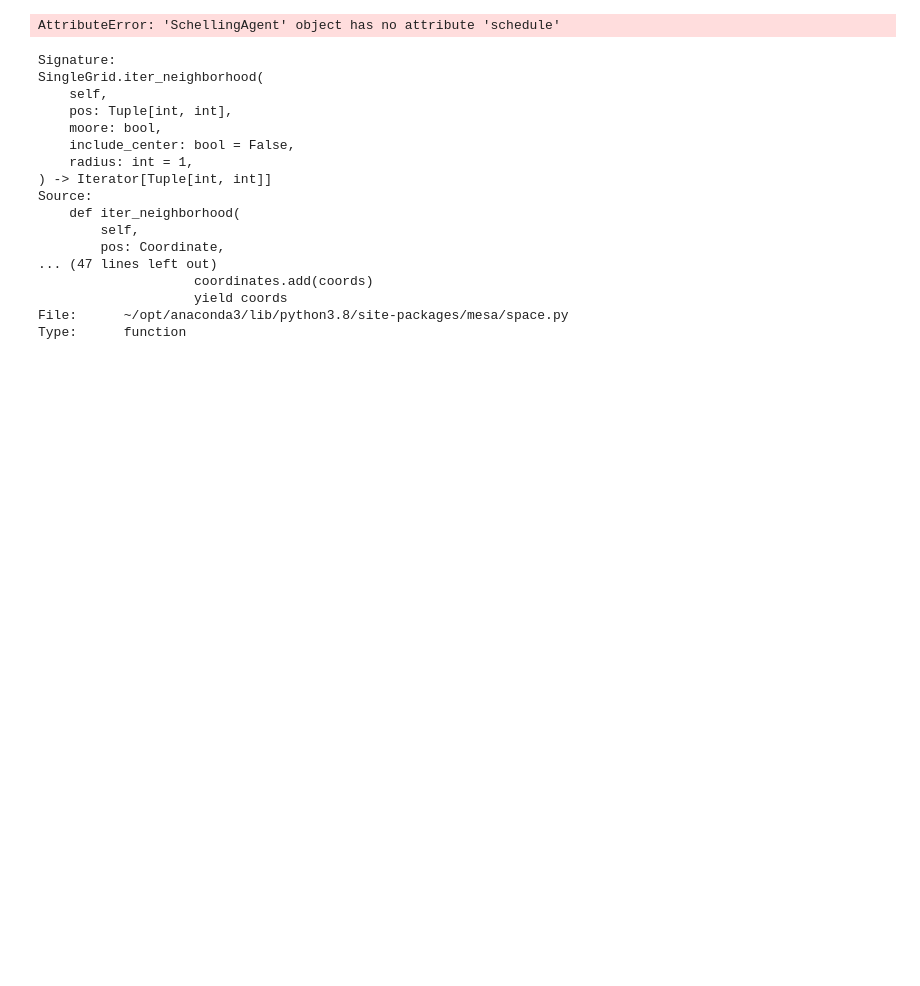
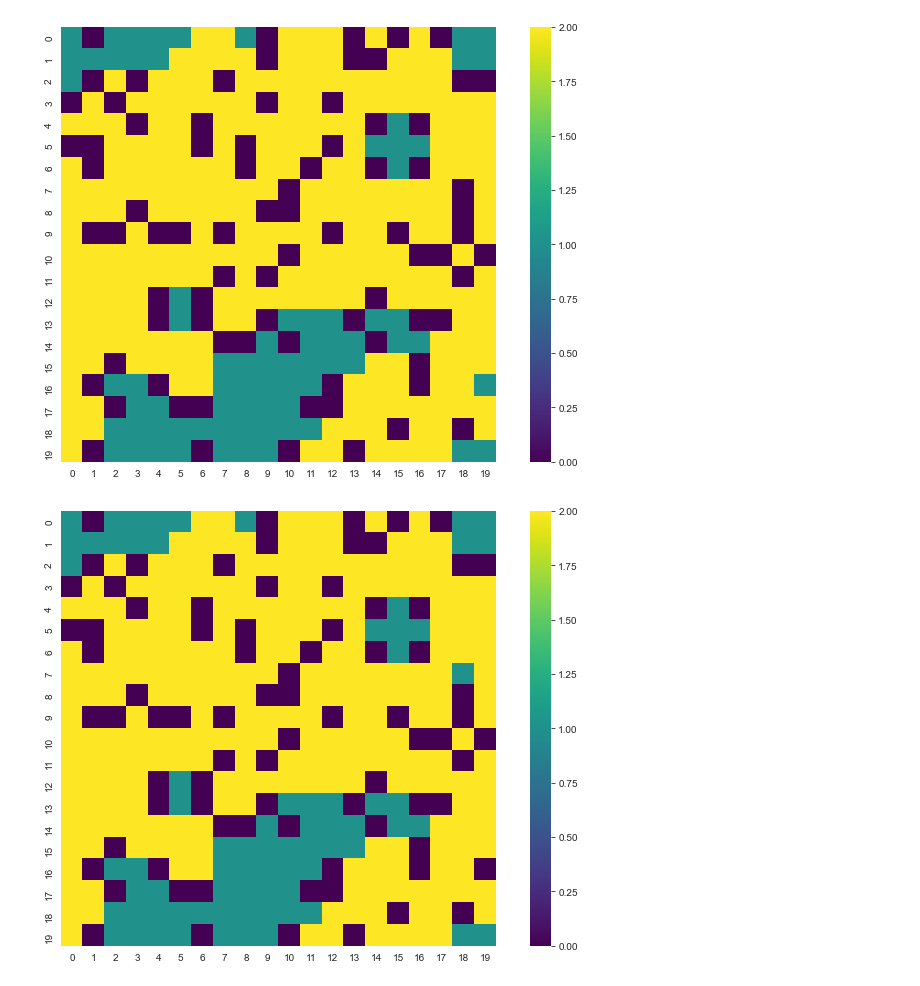
Before and after one commit to quaquel/EPA1324_open, a Jupyter notebook: src/exam_example/exam_question.ipynb, the cells around one changed output. Saved outputs shown, nothing was run; the diff lists cells and outputs as text; code cells hidden in the pictures; blank space fills up the shorter version.

```diff
--- a/src/exam_example/exam_question.ipynb
+++ b/src/exam_example/exam_question.ipynb
@@ -32,7 +37,7 @@ def count_happy(model):
     happy = 0
     for agent in model.schedule.agents:
         if agent.happy:
-            happy + 1
+            happy += 1
     return happy
 
 class Schelling(Model):
@@ -70,7 +75,7 @@ class Schelling(Model):
 
         self.schedule = RandomActivation(self)
         self.grid = SingleGrid(width, height, torus=True)
-        self.datacollector = DataCollector(agent_reporters={'happy':count_happy})
+        self.datacollector = DataCollector(model_reporters={'happy':count_happy})
 
         # Set up agents
         # We use a grid iterator that returns
@@ -79,8 +84,8 @@ class Schelling(Model):
         for cell in self.grid.coord_iter():
             x = cell[1]
             y = cell[2]
-            if random.random() < self.density:
-                if random.random() >= self.minority_fraction:
+            if self.random.random() < self.density:
+                if self.random.random() <= self.minority_fraction:
                     agent_color = Color.RED
                 else:
                     agent_color = Color.BLUE
@@ -138,7 +143,7 @@ class SchellingAgent(Agent):
             if neighbor.color != self.color:
                 different += 1
 
-        meets_threshold = different > (self.tolerance_threshold * neighborhood_size)
+        meets_threshold = different < (self.tolerance_threshold * neighborhood_size)
         return meets_threshold
 
     def step(self):
@@ -152,29 +157,29 @@ class SchellingAgent(Agent):
 
 
 model = Schelling()
-for _ in range(10):
-    model.step()
-# %% [output]
-AttributeError: 'SchellingAgent' object has no attribute 'schedule'
-# %%
-from mesa.space import SingleGrid
-
-SingleGrid.iter_neighborhood??
-# %% [output]
-Signature:
-SingleGrid.iter_neighborhood(
-    self,
-    pos: Tuple[int, int],
-    moore: bool,
-    include_center: bool = False,
-    radius: int = 1,
-) -> Iterator[Tuple[int, int]]
-Source:
-    def iter_neighborhood(
-        self,
-        pos: Coordinate,
-... (47 lines left out)
-                    coordinates.add(coords)
-                    yield coords
-File:      ~/opt/anaconda3/lib/python3.8/site-packages/mesa/space.py
-Type:      function
+# %%
+model = Schelling()
+# %%
+import seaborn as sns
+import numpy as np
+import matplotlib.pyplot as plt
+
+def plot_model(model):
+    data = np.zeros((model.grid.width, model.grid.height),)
+
+    fig, ax = plt.subplots()
+
+    for (cell, i,j) in model.grid.coord_iter():
+        if cell:
+            data[i,j] = cell.color.value
+    sns.heatmap(data, cmap='viridis', ax=ax)
+    ax.set_aspect('equal')
+
+
+for _ in range(10):
+    model.step()
+    plot_model(model)
+    plt.show()
+# %% [output]
+[figure, added]
+[figure, added]
```
Also changed, not shown: parts of 3 cells of this notebook, 1 other file.
